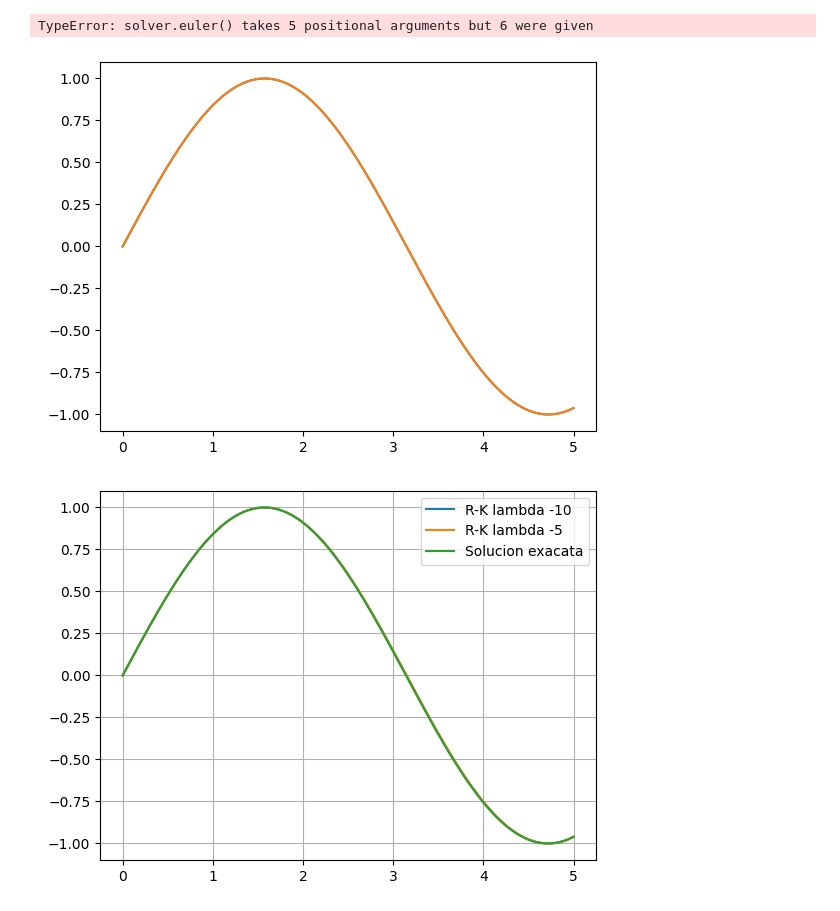
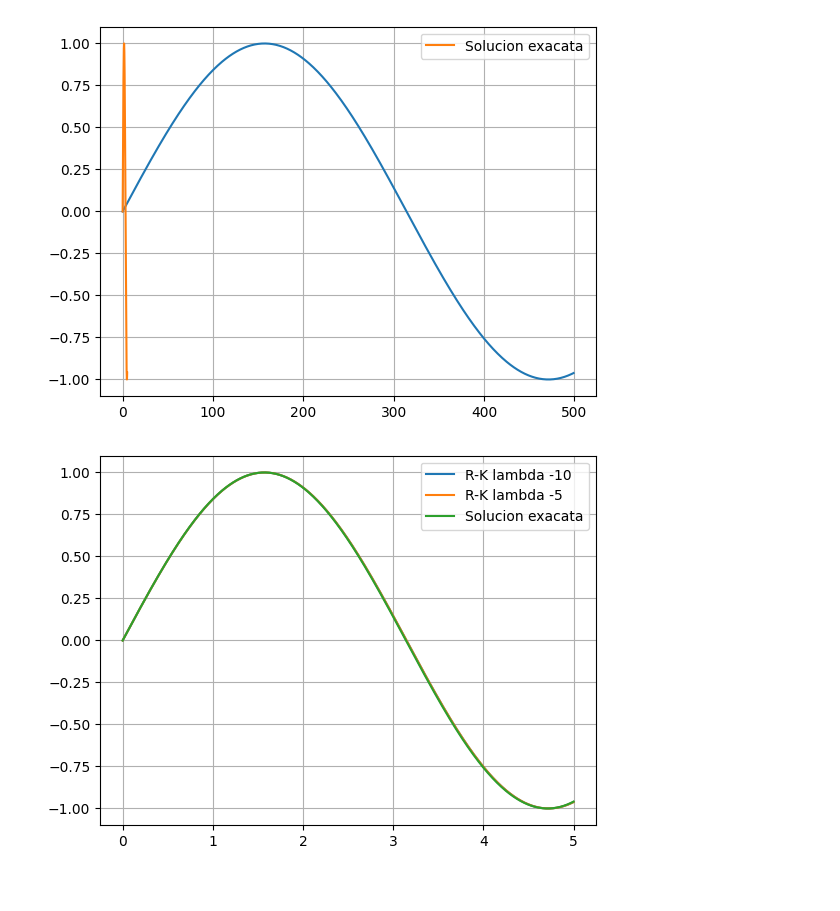
Before and after one commit to SalomoneCro/Neural-Networks, a Jupyter notebook: DifferentialEquations/exercises.ipynb, the cells around one changed output. Saved outputs shown, nothing was run; the diff lists cells and outputs as text; code cells hidden in the pictures.

Commit message:
Solvers not complete yet

```diff
--- a/DifferentialEquations/exercises.ipynb
+++ b/DifferentialEquations/exercises.ipynb
@@ -3,38 +3,39 @@ from solvers import solver
 import numpy as np
 import matplotlib.pyplot as plt
+# %%
+def Runge_Kutta(fun, interval, x_0, h, act_fctn=lambda x,t:x):
+    x_i = x_0
+    t_i = interval[0]
+    its =  int(np.abs(interval[0] - interval[1]) / np.abs(h))
+    sol = [x_0]
+
+    for _ in range(its - 1):
+
+        F1 = h*fun(t_i, x_i)
+        F2 = h*fun(t_i + h/2, x_i + F1/2)
+        F3 = h*fun(t_i + h/2, x_i + F2/2)
+        F4 = h*fun(t_i + h, x_i + F3)
+        x_i += (F1 + 2*F2 + 2*F3 + F4)/6
+        t_i += h
+        sol.append(act_fctn(x_i, t_i))
+    return sol
 # %%
-fun = lambda p,t,x: p*x + np.cos(t) - p*np.sin(t)
+p=1
 
-exact = lambda t, p: np.sin(t)
+fun = lambda t,x: p*x + np.cos(t) - p*np.sin(t)
 
-# integrador_ode(m,f,xa,a,b,k,p,c=lambda x,t,p:x):
+exact = lambda t: p*np.sin(t)
 
-'''m = metodo de integracion (ej. euler, rk2, etc.)
-f : R^n -> R^n
-xa = condicion inicial : R
-a = tiempo inicial : R
-b = tiempo final : R
-k = num. pasos de integracion : N
-p = parametros : R^q
-c = función condicionante : R^n,R,p -> R^n'''
-
-
-lambdas = [-10, -5]
 fig, ax = plt.subplots(1,1)
 x = np.linspace(0,5,500)
-for i in lambdas:
-    RK = solver.Runge_Kutta(fun, [0,5], 0, 0.01, i)
-    ax.plot(x, RK, label=f'R-K lambda {i}')
+ax.plot(Runge_Kutta(fun, [0,5], 0, 0.01))
 
-# f,xa,a,b,k,p,c=lambda x,t,p:x
-ax.plot(x, solver.euler(fun, 0, 5, 0, 0.01, -5))
-ax.plot(x, exact(x,i), label='Solucion exacata')
+ax.plot(x, exact(x), label='Solucion exacata')
 ax.grid()
 ax.legend()
 plt.show()
 # %% [output]
-TypeError: solver.euler() takes 5 positional arguments but 6 were given
-[figure, old version]
+[figure, new version]
 # %%
 def Runge_Kutta(fun, interval, x_0, h, p):
     x_i = x_0
```
Also changed, not shown: parts of 1 cell of this notebook, 1 other file.
